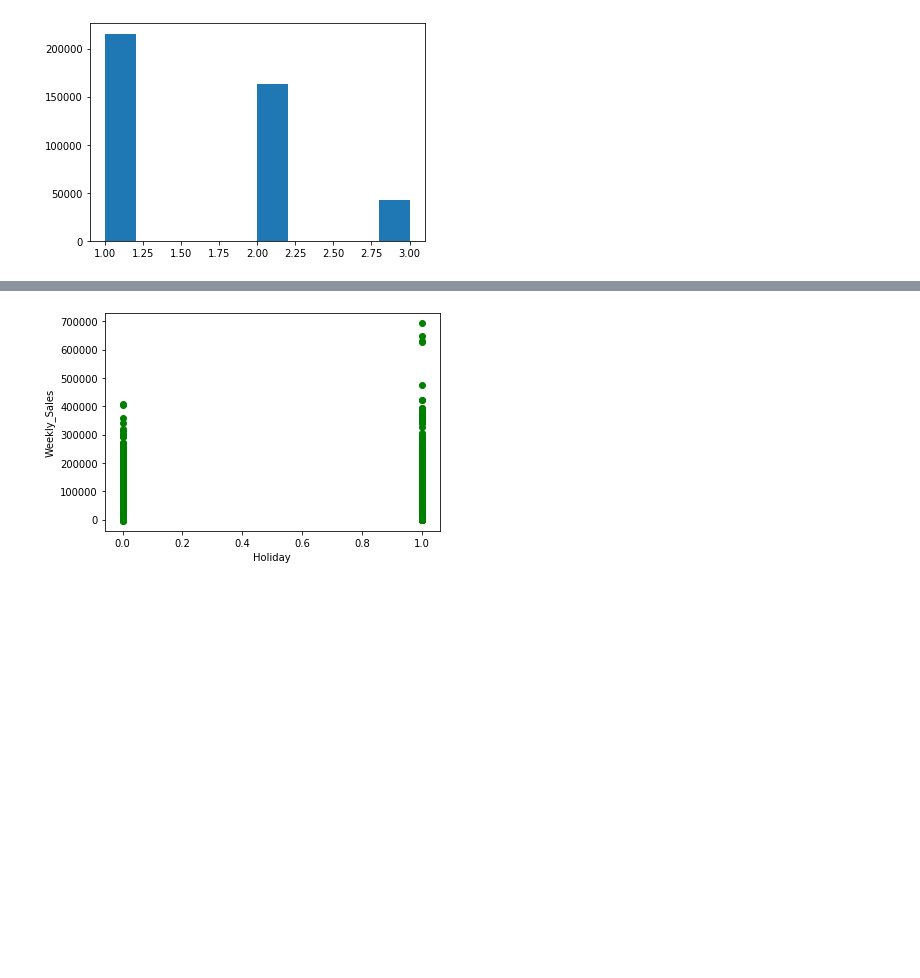
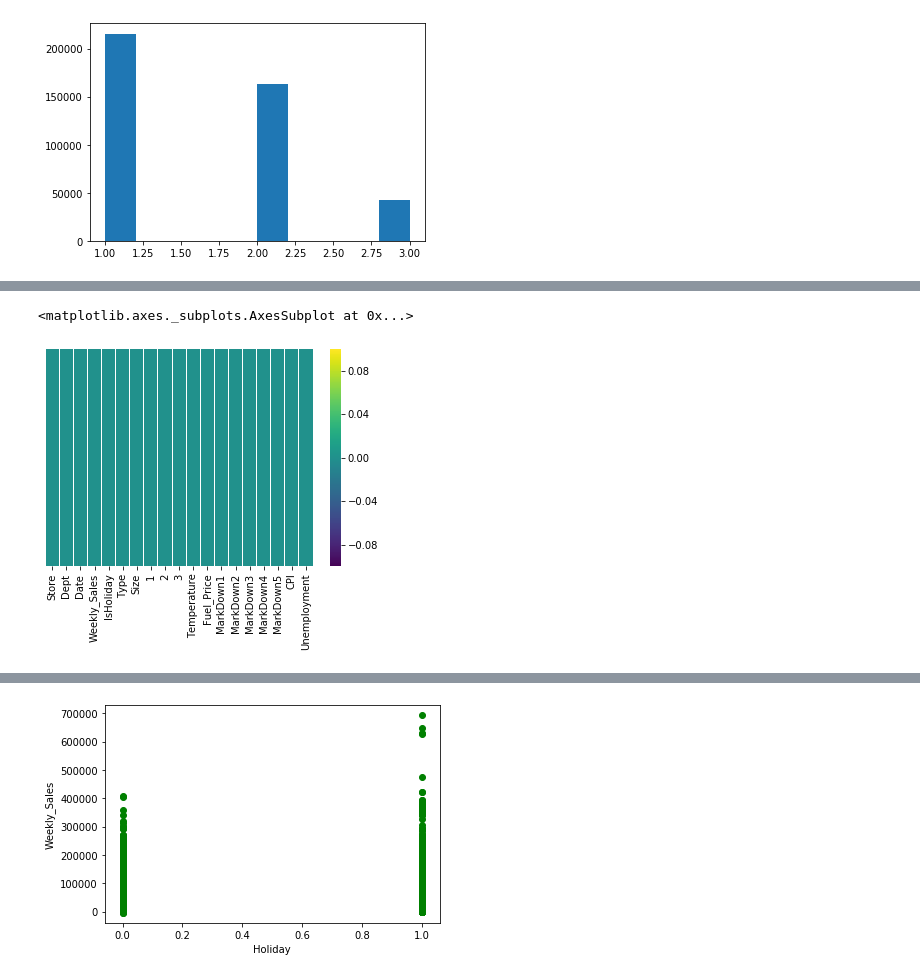
Before and after one commit to Jagajit20/Sales_Forecasting, a Jupyter notebook: Walmart_Sales_Forecasting_Project.ipynb, the cells around one changed output, grey strips where cells are left out. Cells and saved outputs as stored; diff of their text form; code cells hidden in the pictures; blank space fills up the shorter version.

```diff
--- a/Walmart_Sales_Forecasting_Project.ipynb
+++ b/Walmart_Sales_Forecasting_Project.ipynb
@@ -224,3 +227,6 @@ plt.show()
 # %%
-# sns.heatmap(train_final_data.isnull(),yticklabels=False, cmap="viridis")
+sns.heatmap(train_final_data.isnull(),yticklabels=False, cmap="viridis")
+# %% [output]
+<matplotlib.axes._subplots.AxesSubplot at 0x...>
+[figure, added]
 # %%
```
Also changed, not shown: parts of 3 cells of this notebook.
